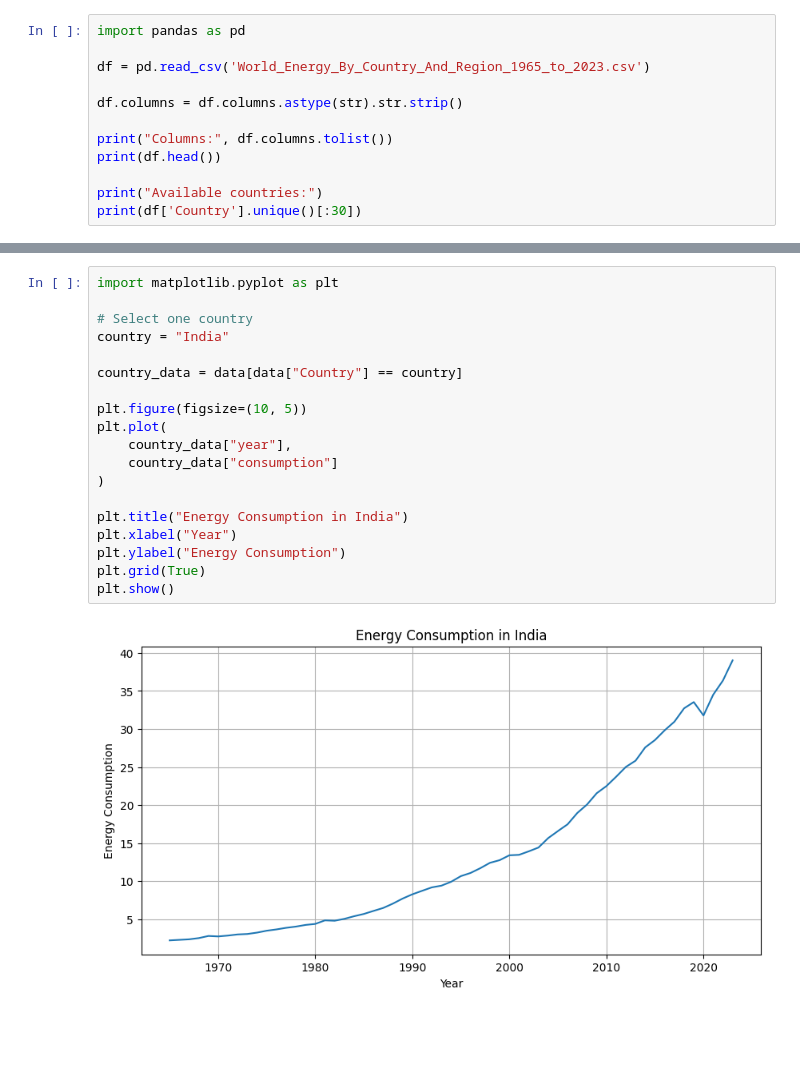
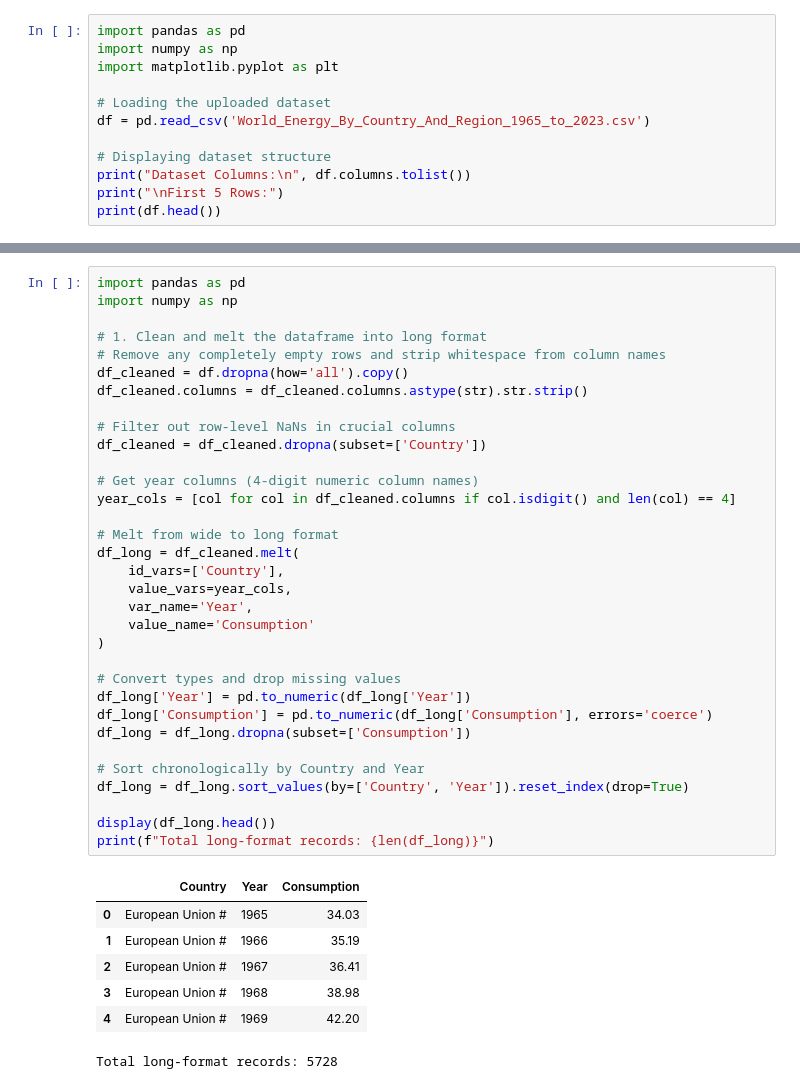
Before and after one commit to Uma-arul/World-energy-consumption, a Jupyter notebook: World_Energy_Consumption.ipynb, the cells around one changed output, grey strips where cells are left out. Saved outputs shown, nothing was run; the diff lists cells and outputs as text; blank space fills up the shorter version.

```diff
--- a/World_Energy_Consumption.ipynb
+++ b/World_Energy_Consumption.ipynb
@@ -106,13 +3,13 @@ y shape: (0,)
 # %%
 import pandas as pd
+import numpy as np
+import matplotlib.pyplot as plt
 
+# Loading the uploaded dataset
 df = pd.read_csv('World_Energy_By_Country_And_Region_1965_to_2023.csv')
 
-df.columns = df.columns.astype(str).str.strip()
-
-print("Columns:", df.columns.tolist())
+# Displaying dataset structure
+print("Dataset Columns:\n", df.columns.tolist())
+print("\nFirst 5 Rows:")
 print(df.head())
-
-print("Available countries:")
-print(df['Country'].unique()[:30])
 # %% [output]
@@ -429,21 +33,41 @@ Not enough sequences for train-test split
-# %%
-import matplotlib.pyplot as plt
-
-# Select one country
-country = "India"
-
-country_data = data[data["Country"] == country]
-
-plt.figure(figsize=(10, 5))
-plt.plot(
-    country_data["year"],
-    country_data["consumption"]
-)
-
-plt.title("Energy Consumption in India")
-plt.xlabel("Year")
-plt.ylabel("Energy Consumption")
-plt.grid(True)
-plt.show()
-# %% [output]
-[figure, removed]
+# %%
+import pandas as pd
+import numpy as np
+
+# 1. Clean and melt the dataframe into long format
+# Remove any completely empty rows and strip whitespace from column names
+df_cleaned = df.dropna(how='all').copy()
+df_cleaned.columns = df_cleaned.columns.astype(str).str.strip()
+
+# Filter out row-level NaNs in crucial columns
+df_cleaned = df_cleaned.dropna(subset=['Country'])
+
+# Get year columns (4-digit numeric column names)
+year_cols = [col for col in df_cleaned.columns if col.isdigit() and len(col) == 4]
+
+# Melt from wide to long format
+df_long = df_cleaned.melt(
+    id_vars=['Country'],
+    value_vars=year_cols,
+    var_name='Year',
+    value_name='Consumption'
+)
+
+# Convert types and drop missing values
+df_long['Year'] = pd.to_numeric(df_long['Year'])
+df_long['Consumption'] = pd.to_numeric(df_long['Consumption'], errors='coerce')
+df_long = df_long.dropna(subset=['Consumption'])
+
+# Sort chronologically by Country and Year
+df_long = df_long.sort_values(by=['Country', 'Year']).reset_index(drop=True)
+
+display(df_long.head())
+print(f"Total long-format records: {len(df_long)}")
+# %% [output]
+|  | Country | Year | Consumption |
+| 0 | European Union # | 1965 | 34.03 |
+| 1 | European Union # | 1966 | 35.19 |
+| 2 | European Union # | 1967 | 36.41 |
+| 3 | European Union # | 1968 | 38.98 |
+| 4 | European Union # | 1969 | 42.20 |
+Total long-format records: 5728
```
Also changed, not shown: parts of 16 cells of this notebook.
